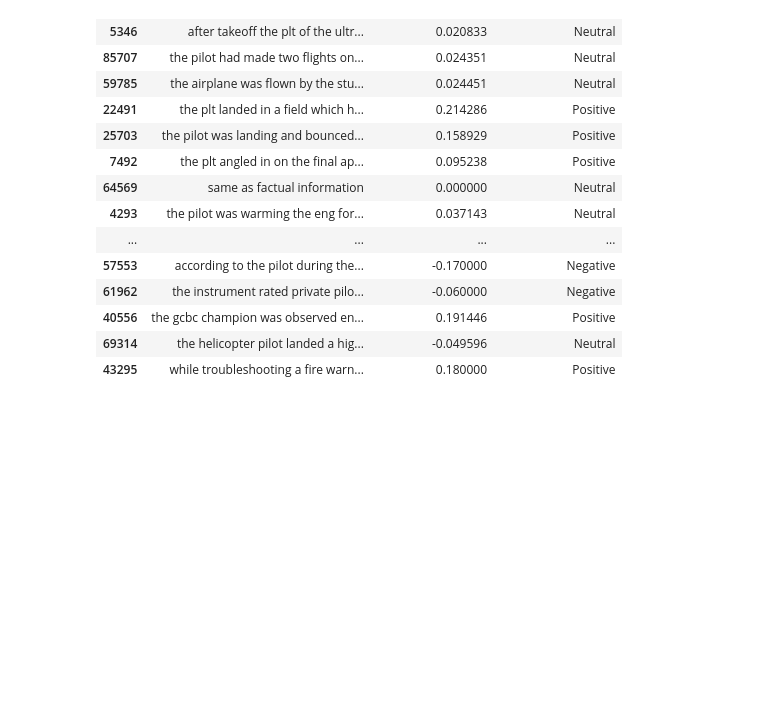
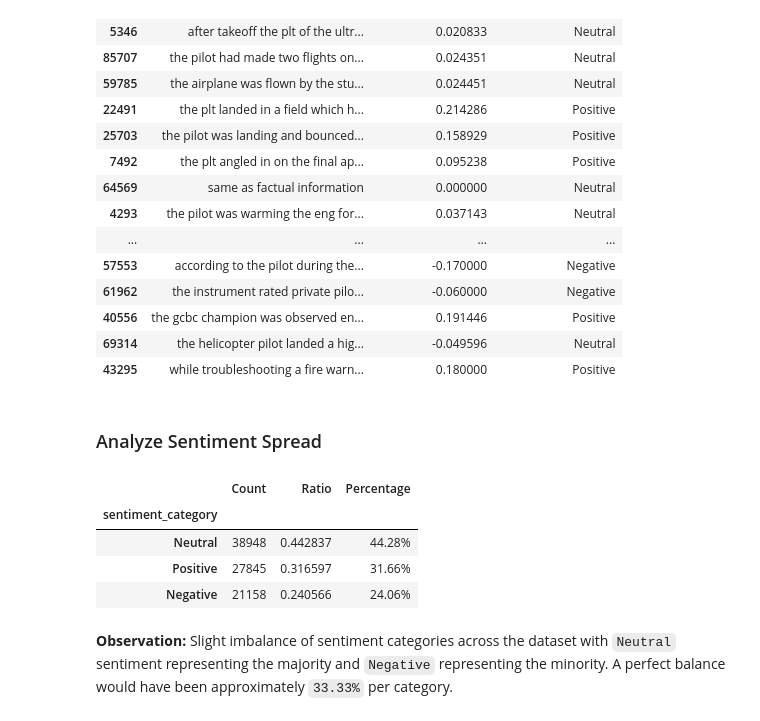
Before and after one commit to BrettFX/DATA-613-Aviation-Safety-Analysis, a Jupyter notebook: notebooks/02_nlp_processing.ipynb, the cells around one changed output. Cells and saved outputs as stored; diff of their text form; code cells hidden in the pictures; blank space fills up the shorter version.

```diff
--- a/notebooks/02_nlp_processing.ipynb
+++ b/notebooks/02_nlp_processing.ipynb
@@ -84,3 +89,23 @@ df[["analysis_clean", "sentiment_polarity", "sentiment_category"]].sample(50, ra
 | 40556 | the gcbc champion was observed en... | 0.191446 | Positive |
 | 69314 | the helicopter pilot landed a hig... | -0.049596 | Neutral |
 | 43295 | while troubleshooting a fire warn... | 0.180000 | Positive |
+# %% [markdown]
+### Analyze Sentiment Spread
+# %%
+sentiment_counts = df["sentiment_category"].value_counts()
+sentiment_ratio = sentiment_counts / len(df)
+sentiment_percent = sentiment_ratio.map(lambda x: f'{x*100:.2f}%')
+sentiment_spread = pd.DataFrame({
+    'Count': sentiment_counts,
+    'Ratio': sentiment_ratio,
+    'Percentage': sentiment_percent,
+})
+sentiment_spread
+# %% [output]
+|  | Count | Ratio | Percentage |
+| sentiment_category |  |  |  |
+| Neutral | 38948 | 0.442837 | 44.28% |
+| Positive | 27845 | 0.316597 | 31.66% |
+| Negative | 21158 | 0.240566 | 24.06% |
+# %% [markdown]
+**Observation:** Slight imbalance of sentiment categories across the dataset with `Neutral` sentiment representing the majority and `Negative` representing the minority. A perfect balance would have been approximately `33.33%` per category.
```
Also changed, not shown: parts of 13 cells of this notebook, 2 other files.
